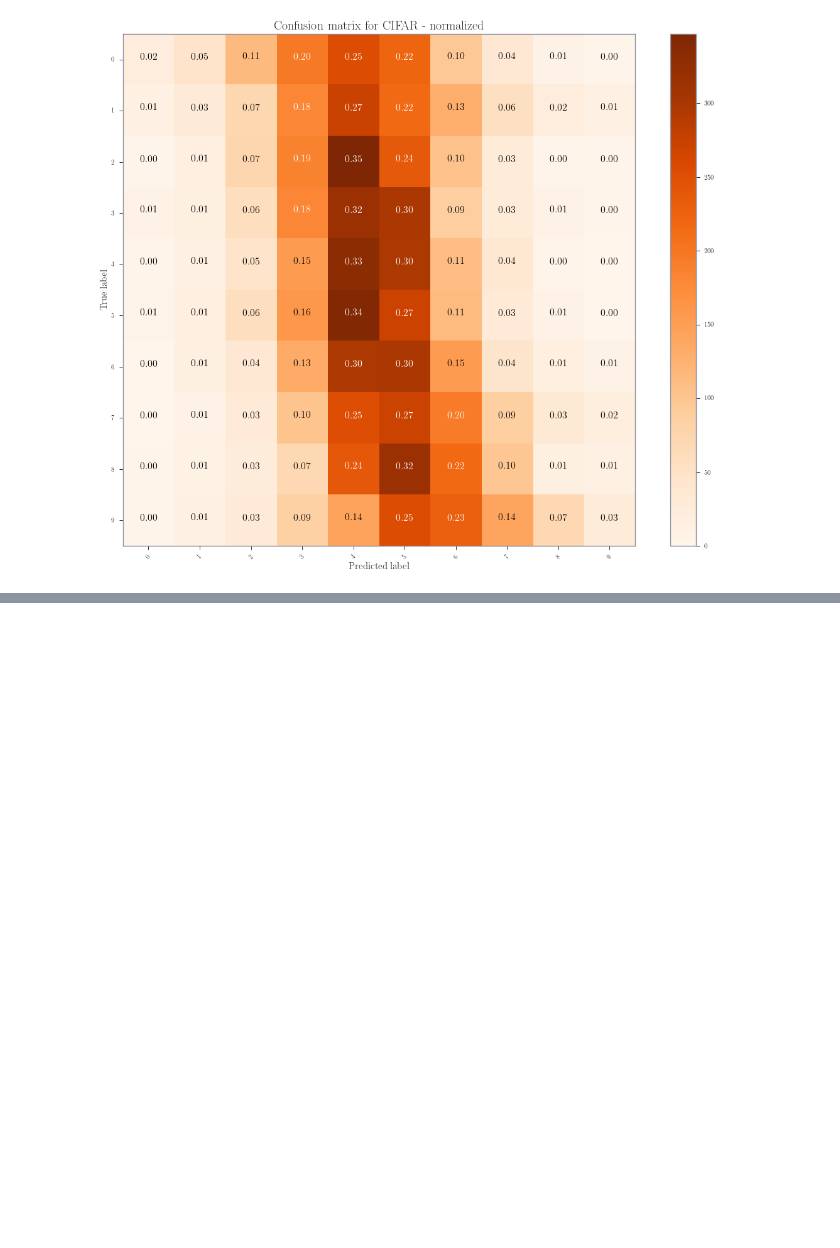
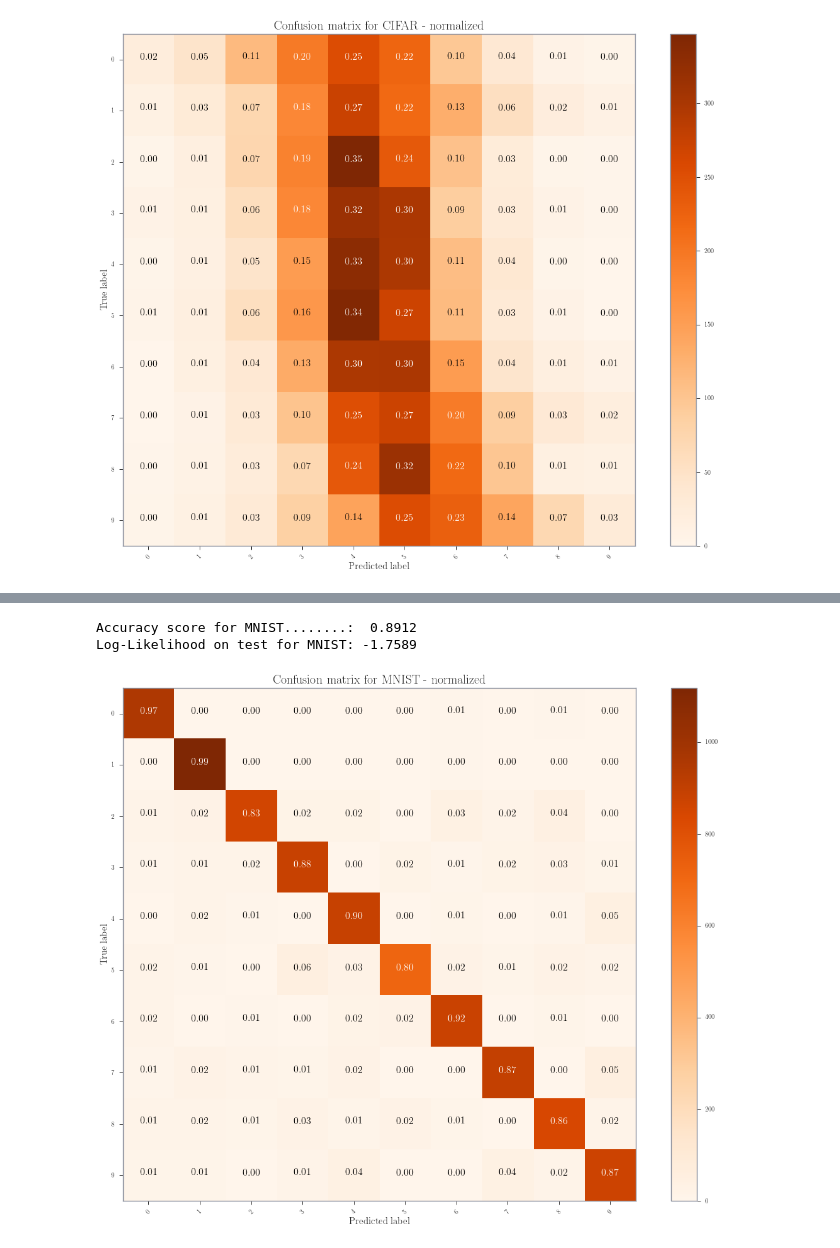
Before and after one commit to srossi93/EURECOM_ASI, a Jupyter notebook: homework/ASI_homework.ipynb, the cells around one changed output, grey strips where cells are left out. Drawn from its saved outputs; the diff is of its cells as text; code cells hidden in the pictures; blank space fills up the shorter version.

```diff
--- a/homework/ASI_homework.ipynb
+++ b/homework/ASI_homework.ipynb
@@ -744,0 +763,35 @@ TODO
+# %%
+def oneHotEncoding(labels):
+    numberOfClasses = len(list(set(labels)))
+    labelsOneHotEncodig = np.zeros([len(labels), numberOfClasses])
+    for i, label in enumerate(labels):
+        labelsOneHotEncodig[i][label] = 1
+    return labelsOneHotEncodig
+
+def trainOneVsAllBayesianRegression(images, labels, sigma_n=1e-3, order=2):
+    post_means = []
+    post_covs = []
+    for i in range(labels.shape[1]):
+        print(str((i)*10) + "%: [" + "#"*i + " "*(10-(i)) + "]", end="\r")
+        post_mu, post_cov = trainBayesianRegression(images, labels[:,i], sigma_n, order)
+        post_means.append(post_mu)
+        post_covs.append(post_cov)
+    return (post_means, post_covs)
+
+def predictOneVsAllBayesianRegression(images, post_means, post_covs, sigma_n=1e-3, order=2):
+    pred_means = []
+    pred_covs = []
+    for i in range(len(post_means)):
+        print(str((i)*10) + "%: [" + "#"*i + " "*(10-(i)) + "]", end="\r")
+        mean, var = predictBayesianRegression(images, post_means[i], post_covs[i], sigma_n, order)
+        pred_means.append(mean)
+        pred_covs.append(var)
+
+    pred_means = np.array(pred_means).T
+    probs = _ = np.exp(pred_means)/np.sum(np.exp(pred_means), 1, keepdims=True)
+
+    return probs, np.argmax(probs, axis=1)
+# %%
+mnist_label_train_HE = oneHotEncoding(mnist_label_train)
+# %%
+post_means, post_covs = trainOneVsAllBayesianRegression(mnist_image_train, mnist_label_train_HE, order=3)
@@ -744,0 +809,2 @@ TODO
+# %%
+probs, preds = predictOneVsAllBayesianRegression(mnist_image_test, post_means, post_covs, order=3)
@@ -744,0 +822,11 @@ TODO
+# %%
+print('Accuracy score for MNIST........:  %.4f' % accuracy_score(mnist_label_test, preds))
+print('Log-Likelihood on test for MNIST: %.4f' % -log_loss(mnist_label_test, np.nan_to_num(probs)))
+# %% [output]
+Accuracy score for MNIST........:  0.8912
+Log-Likelihood on test for MNIST: -1.7589
+# %%
+cm = confusion_matrix(y_true=mnist_label_test, y_pred=preds)
+plot_confusion_matrix(cm, range(10), title='Confusion matrix for MNIST', normalize=True)
+# %% [output]
+[figure, added]
```
Also changed, not shown: parts of 28 cells of this notebook.
